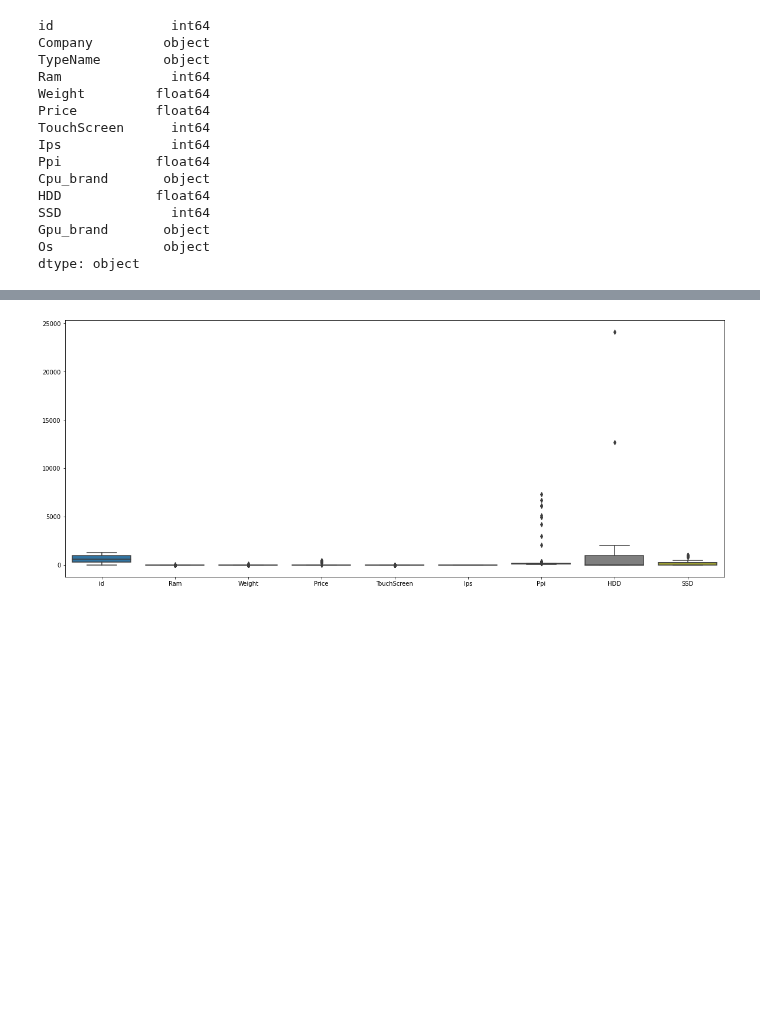
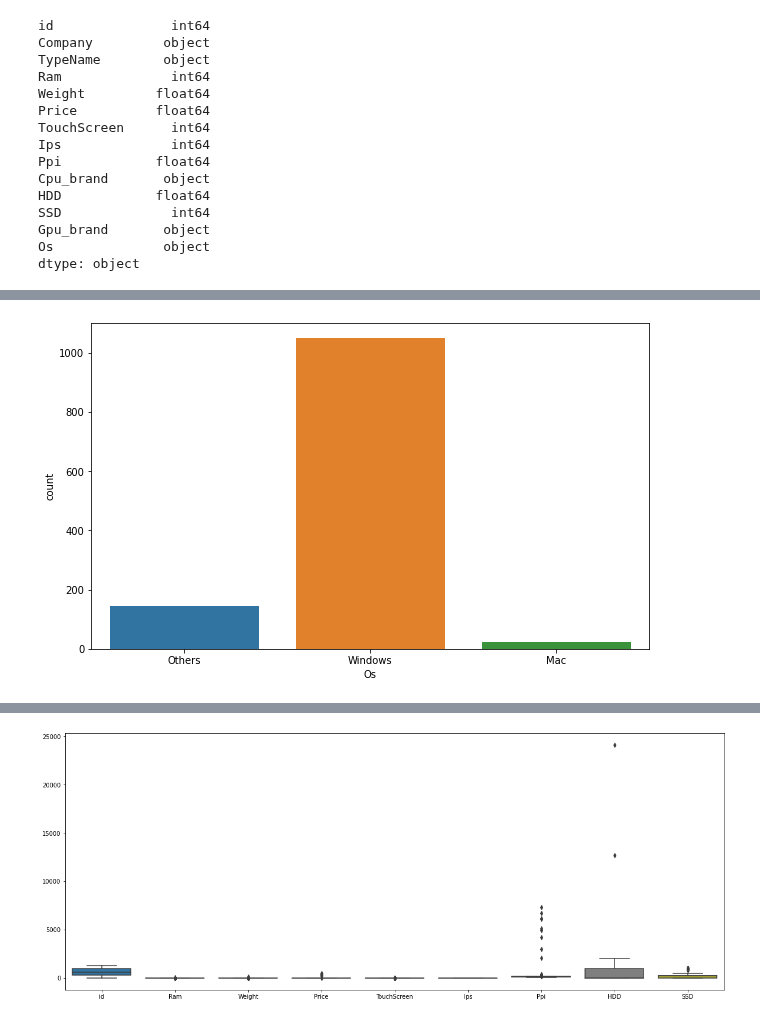
Before and after one commit to montejs3/Bi, a Jupyter notebook: LabBi/Lab2-Regresion/lab2.ipynb, the cells around one changed output, grey strips where cells are left out. Cells and saved outputs as stored; diff of their text form; code cells hidden in the pictures; blank space fills up the shorter version.

```diff
--- a/LabBi/Lab2-Regresion/lab2.ipynb
+++ b/LabBi/Lab2-Regresion/lab2.ipynb
@@ -64,0 +125,6 @@ df.sample(5)
+# %%
+plt.figure(figsize=(10, 6))
+sns.countplot(x='Os', data=df)
+plt.show()
+# %% [output]
+[figure, added]
```
Also changed, not shown: parts of 15 cells of this notebook.
